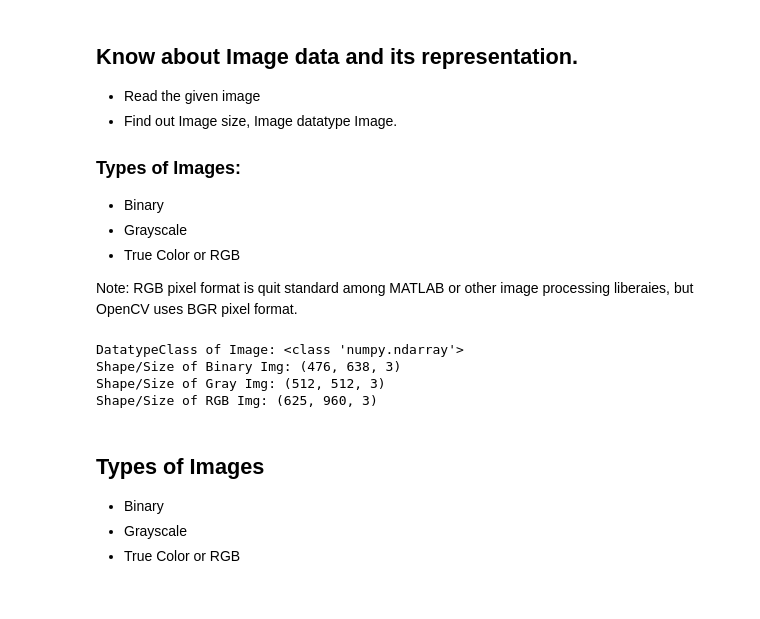
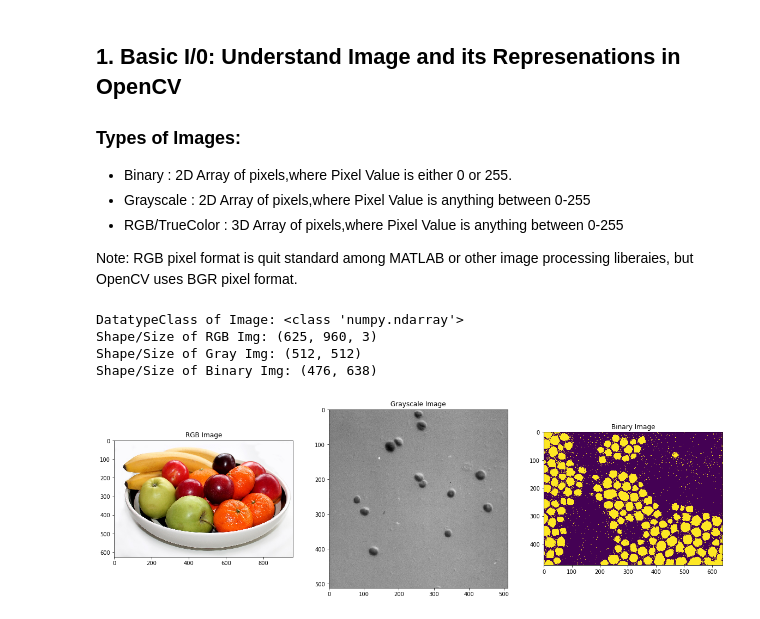
Before and after one commit to MeAmarP/opencv_snipps, a Jupyter notebook: Helpful_Python_snippets_for_Image_Processing_using_OpenCV.ipynb, the cells around one changed output. Cells and saved outputs as stored; diff of their text form; code cells hidden in the pictures.

Commit message:
code for Image conversion and changing colorspaces

```diff
--- a/Helpful_Python_snippets_for_Image_Processing_using_OpenCV.ipynb
+++ b/Helpful_Python_snippets_for_Image_Processing_using_OpenCV.ipynb
@@ -16,30 +40,42 @@ Python Version: 3.6.8 (default, Jan 14 2019, 11:02:34)
 # %% [markdown]
-## Know about Image data and its representation.
-+ Read the given image
-+ Find out Image size, Image datatype Image.
 
+## 1. Basic I/0: Understand Image and its Represenations in OpenCV
 ### Types of Images:
-+ Binary
-+ Grayscale
-+ True Color or RGB
++ Binary : 2D Array of pixels,where Pixel Value is either 0 or 255.
++ Grayscale : 2D Array of pixels,where Pixel Value is anything between 0-255
++ RGB/TrueColor : 3D Array of pixels,where Pixel Value is anything between 0-255
 
 Note: RGB pixel format is quit standard among MATLAB or other image processing liberaies, but OpenCV uses BGR pixel format.
 # %%
-MainImgBin = cv2.imread('/content/cell_bin.png')
-MainImgBGR = cv2.imread('/content/fruitbowl_rgb.jpg')
-MainImgGray = cv2.imread('/content/alg_gry.jpg')
+MainImgBin = cv2.imread('/content/opencv_snipps/imgs/cells_bin.png',cv2.IMREAD_UNCHANGED)
+MainImgBGR = cv2.imread('/content/opencv_snipps/imgs/fruitbowl_rgb.jpg',cv2.IMREAD_UNCHANGED)
+MainImgGray = cv2.imread('/content/opencv_snipps/imgs/alg_gry.jpg',cv2.IMREAD_UNCHANGED)
 
 print('DatatypeClass of Image:',type(MainImgBGR))
+print('Shape/Size of RGB Img:', MainImgBGR.shape)
+print('Shape/Size of Gray Img:', MainImgGray.shape)
 print('Shape/Size of Binary Img:', MainImgBin.shape)
-print('Shape/Size of Gray Img:', MainImgGray.shape)
-print('Shape/Size of RGB Img:', MainImgBGR.shape)
+
+# Why use cv2.IMREAD_UNCHANGED with IMREAD?
+# https://stackoverflow.com/a/18871394
+# https://docs.opencv.org/3.4.3/d4/da8/group__imgcodecs.html#gga292d81be8d76901bff7988d18d2b42acae80c3e72393ec86b8ea1db4a2a228b5f
 # %% [output]
 DatatypeClass of Image: <class 'numpy.ndarray'>
-Shape/Size of Binary Img: (476, 638, 3)
-Shape/Size of Gray Img: (512, 512, 3)
 Shape/Size of RGB Img: (625, 960, 3)
+Shape/Size of Gray Img: (512, 512)
+Shape/Size of Binary Img: (476, 638)
-# %% [markdown]
-## Types of Images
-+ Binary
-+ Grayscale
-+ True Color or RGB
+# %%
+plt.figure(figsize=(20,10))
+plt.subplot(1,3,1)
+#Note: matplotlib uses RGB format so had to convert BGR-to-RGB
+plt.imshow(cv2.cvtColor(MainImgBGR,cv2.COLOR_BGR2RGB))
+plt.title('RGB Image')
+plt.subplot(1,3,2)
+plt.imshow(MainImgGray,cmap='gray')
+plt.title('Grayscale Image')
+plt.subplot(1,3,3)
+plt.imshow(MainImgBin)
+plt.title('Binary Image')
+plt.show()
+# %% [output]
+[figure, added]
```
Also changed, not shown: parts of 6 cells of this notebook.
